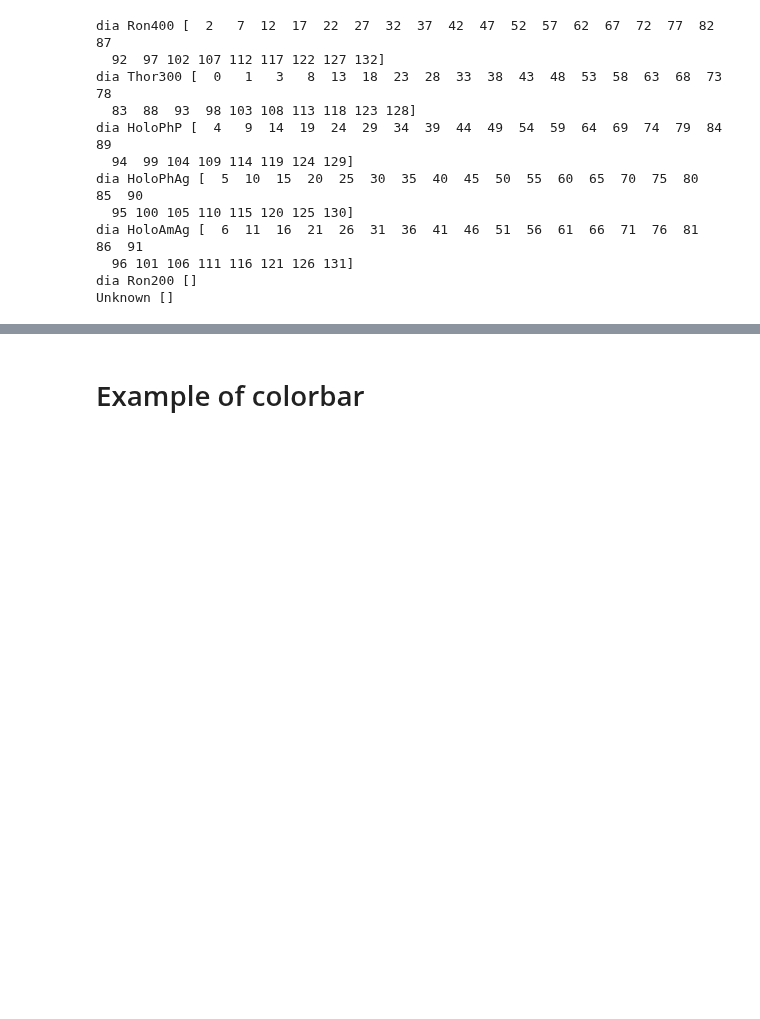
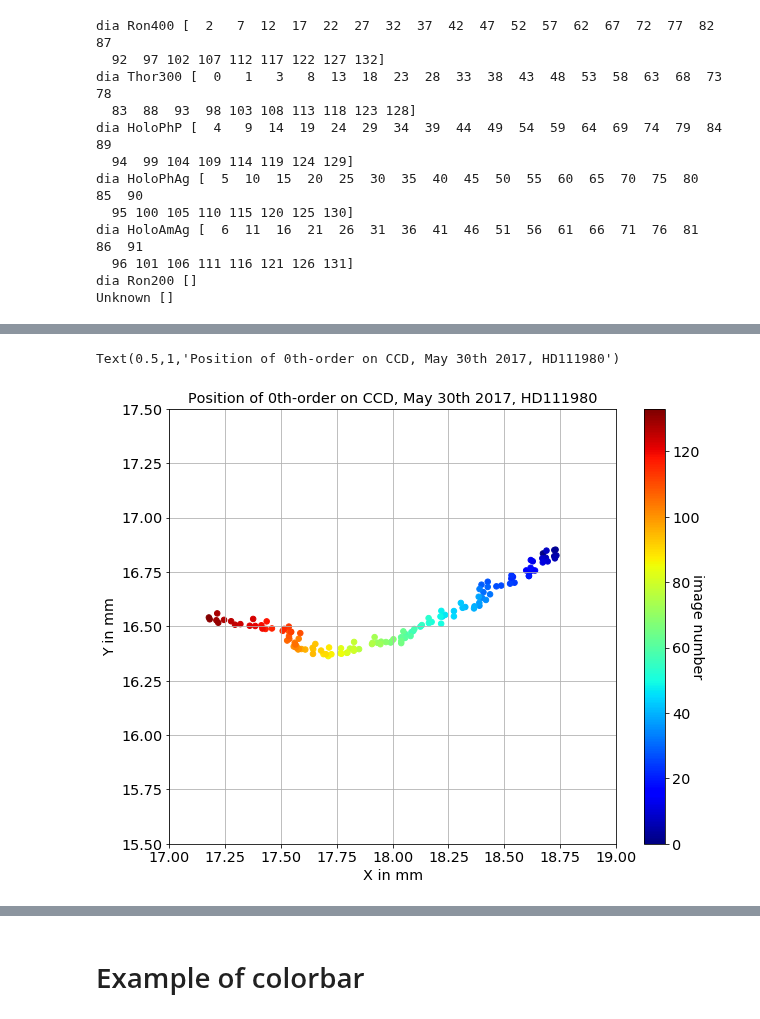
Before and after one commit to sylvielsstfr/CTIOAnaJun2017, a Jupyter notebook: ana_30may17/HD111980/Ana2DTrajectory.ipynb, the cells around one changed output, grey strips where cells are left out. Drawn from its saved outputs; the diff is of its cells as text; code cells hidden in the pictures; blank space fills up the shorter version.

```diff
--- a/ana_30may17/HD111980/Ana2DTrajectory.ipynb
+++ b/ana_30may17/HD111980/Ana2DTrajectory.ipynb
@@ -208,3 +213,25 @@ plt.title("Position of order 0 on CCD")
+# %%
+NBPOINTS=len(x_star)
+jet =plt.get_cmap('jet')
+cNorm  = colors.Normalize(vmin=0, vmax=NBPOINTS)
+scalarMap = cmx.ScalarMappable(norm=cNorm, cmap=jet)
+#colorVal = scalarMap.to_rgba(nentries,alpha=1)
+# %%
+scale_pix_to_mm=24e-3
+# %%
+plt.figure(figsize=(10,8))
+sc1=plt.scatter(x_star*scale_pix_to_mm,y_star*scale_pix_to_mm,marker='o',s=30,vmin=0,vmax=NBPOINTS,c=np.arange(NBPOINTS),cmap=jet)
+cbar=plt.colorbar(cmap=jet,norm=cNorm)
+cbar.set_label('image number', rotation=270)
+plt.xlim(17,19)
+plt.ylim(15.5,17.5)
+plt.xlabel('X in mm')
+plt.ylabel('Y in mm')
+plt.grid(True)
+plt.title("Position of 0th-order on CCD, May 30th 2017, HD111980")
+# %% [output]
+Text(0.5,1,'Position of 0th-order on CCD, May 30th 2017, HD111980')
+[figure, added]
 # %%
 plt.figure(figsize=(8,6))
 plt.plot(x_star,'o')
```
Also changed, not shown: parts of 6 cells of this notebook.
